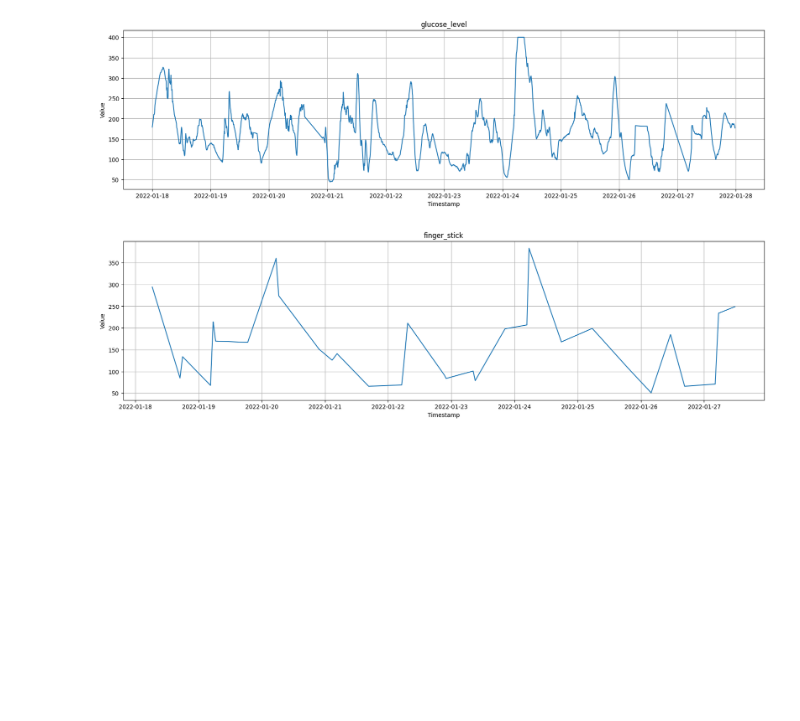
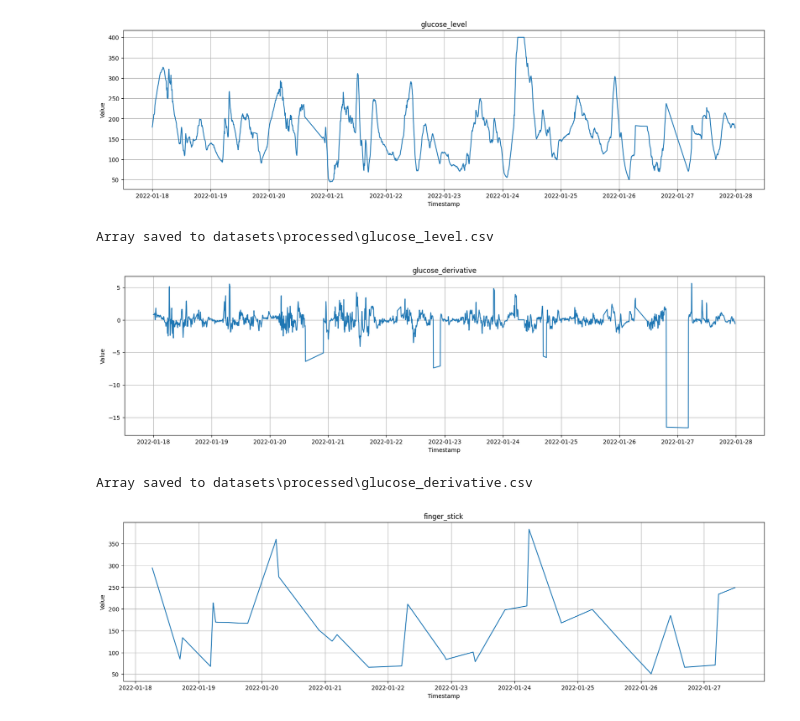
Before and after one commit to emdezla/Gloop, a Jupyter notebook: data_visualisation.ipynb, the cells around one changed output. Cells and saved outputs as stored; diff of their text form; code cells hidden in the pictures; blank space fills up the shorter version.

Commit message:
working on data

```diff
--- a/data_visualisation.ipynb
+++ b/data_visualisation.ipynb
@@ -4,7 +4,7 @@ import numpy as np
 from datetime import datetime
 from matplotlib import pyplot as plt
 
-root = ET.parse('datasets/OhioT1DM/559-ws-testing.xml').getroot()
+root = ET.parse('datasets/raw/OhioT1DM/559-ws-testing.xml').getroot()
 # %%
 def parse_data(data_type):
     """
@@ -94,9 +135,22 @@ def visualise_data (data,title,num):
+# %%
+headers_standard = ['Timestamp', 'Value']
+
+headers_custom = ['Timestamp', 'Glucose Level (mg/dL)']
 # %%
 
 glucose_level = parse_data('glucose_level')
 visualise_data(glucose_level,'glucose_level',1)
+save_array_to_csv(glucose_level, 'glucose_level.csv', headers=headers_standard)
 # %% [output]
 [figure]
+Array saved to datasets\processed\glucose_level.csv
+# %%
+glucose_derivative = np.vstack(( glucose_level[:,0],np.gradient(glucose_level[:,1],5))).T
+visualise_data(glucose_derivative,'glucose_derivative',1)
+save_array_to_csv(glucose_derivative, 'glucose_derivative.csv', headers=headers_standard)
+# %% [output]
+[figure, added]
+Array saved to datasets\processed\glucose_derivative.csv
 # %%
 finger_stick = parse_data('finger_stick')
 visualise_data(finger_stick,'finger_stick',1)
```
Also changed, not shown: parts of 3 cells of this notebook, 18 other files.
